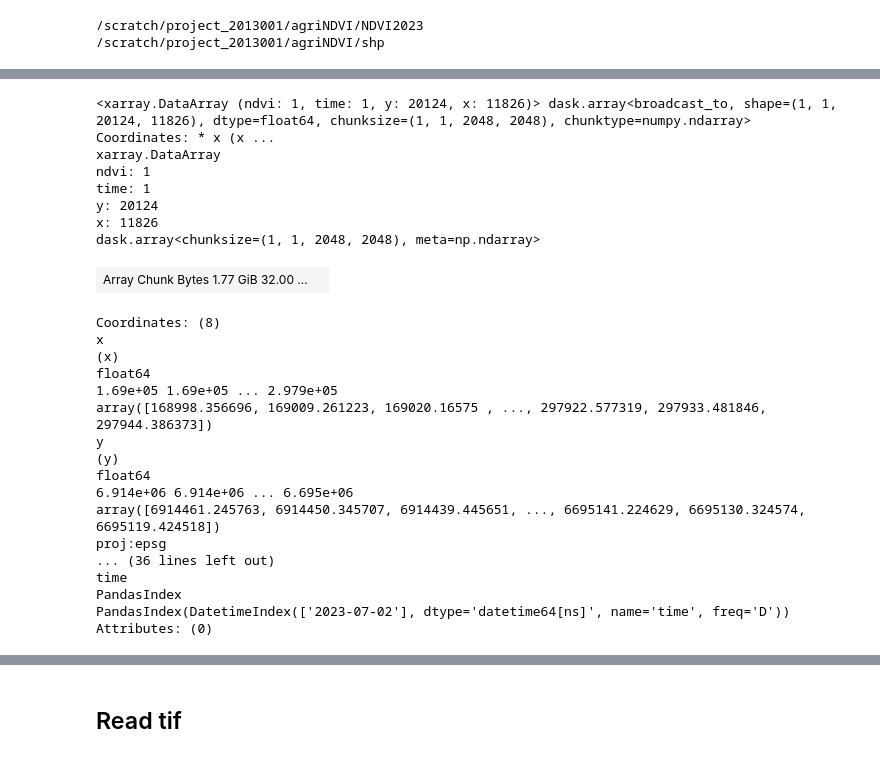
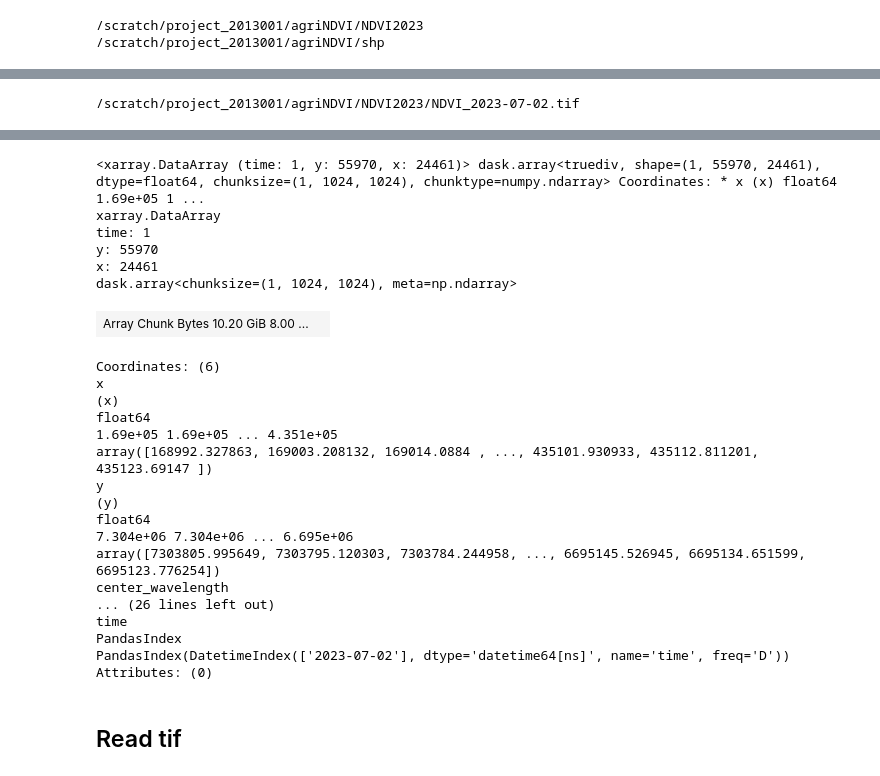
Before and after one commit to myliheik/agriNDVI, a Jupyter notebook: notebooks/testing-dailyNDVI-STAC.ipynb, the cells around one changed output, grey strips where cells are left out. Cells and saved outputs as stored; diff of their text form; code cells hidden in the pictures.

```diff
--- a/notebooks/testing-dailyNDVI-STAC.ipynb
+++ b/notebooks/testing-dailyNDVI-STAC.ipynb
@@ -189,28 +211,0 @@ resolution_xy :
-# %%
-ndvi
-# %% [output]
-<xarray.DataArray (ndvi: 1, time: 1, y: 20124, x: 11826)> dask.array<broadcast_to, shape=(1, 1, 20124, 11826), dtype=float64, chunksize=(1, 1, 2048, 2048), chunktype=numpy.ndarray> Coordinates: * x (x ...
-xarray.DataArray
-ndvi: 1
-time: 1
-y: 20124
-x: 11826
-dask.array<chunksize=(1, 1, 2048, 2048), meta=np.ndarray>
-| Array Chunk Bytes 1.77 GiB 32.00 ... |  |
-Coordinates: (8)
-x
-(x)
-float64
-1.69e+05 1.69e+05 ... 2.979e+05
-array([168998.356696, 169009.261223, 169020.16575 , ..., 297922.577319, 297933.481846, 297944.386373])
-y
-(y)
-float64
-6.914e+06 6.914e+06 ... 6.695e+06
-array([6914461.245763, 6914450.345707, 6914439.445651, ..., 6695141.224629, 6695130.324574, 6695119.424518])
-proj:epsg
-... (36 lines left out)
-time
-PandasIndex
-PandasIndex(DatetimeIndex(['2023-07-02'], dtype='datetime64[ns]', name='time', freq='D'))
-Attributes: (0)
@@ -218,0 +212,17 @@ Attributes: (0)
+# %%
+%%time
+ndvi = (daily['B08_10m'] - daily['B04_10m'])/\
+                        (daily['B08_10m'] + daily['B04_10m'])
+
+output_file = os.path.join(outputpath, "NDVI_" + thisdate + ".tif")
+print(output_file)
+
+mean_ndvi_tiff = ndvi.isel(time=0).rio.to_raster(
+    output_file,
+    lock = Lock(name="rio"),
+    tiled = True,
+)
+
+ndvi
+# %% [output]
+/scratch/project_2013001/agriNDVI/NDVI2023/NDVI_2023-07-02.tif
@@ -219,3 +231,27 @@ Attributes: (0)
+<xarray.DataArray (time: 1, y: 55970, x: 24461)> dask.array<truediv, shape=(1, 55970, 24461), dtype=float64, chunksize=(1, 1024, 1024), chunktype=numpy.ndarray> Coordinates: * x (x) float64 1.69e+05 1 ...
+xarray.DataArray
+time: 1
+y: 55970
+x: 24461
+dask.array<chunksize=(1, 1024, 1024), meta=np.ndarray>
+| Array Chunk Bytes 10.20 GiB 8.00 ... |  |
+Coordinates: (6)
+x
+(x)
+float64
+1.69e+05 1.69e+05 ... 4.351e+05
+array([168992.327863, 169003.208132, 169014.0884 , ..., 435101.930933, 435112.811201, 435123.69147 ])
+y
+(y)
+float64
+7.304e+06 7.304e+06 ... 6.695e+06
+array([7303805.995649, 7303795.120303, 7303784.244958, ..., 6695145.526945, 6695134.651599, 6695123.776254])
+center_wavelength
+... (26 lines left out)
+time
+PandasIndex
+PandasIndex(DatetimeIndex(['2023-07-02'], dtype='datetime64[ns]', name='time', freq='D'))
+Attributes: (0)
 # %%
 # ehkä indeksejä voisi laskea spyndex kirjastolla:
 # https://spyndex.readthedocs.io/en/latest/tutorials/pc.html
```
Also changed, not shown: parts of 9 cells of this notebook.
